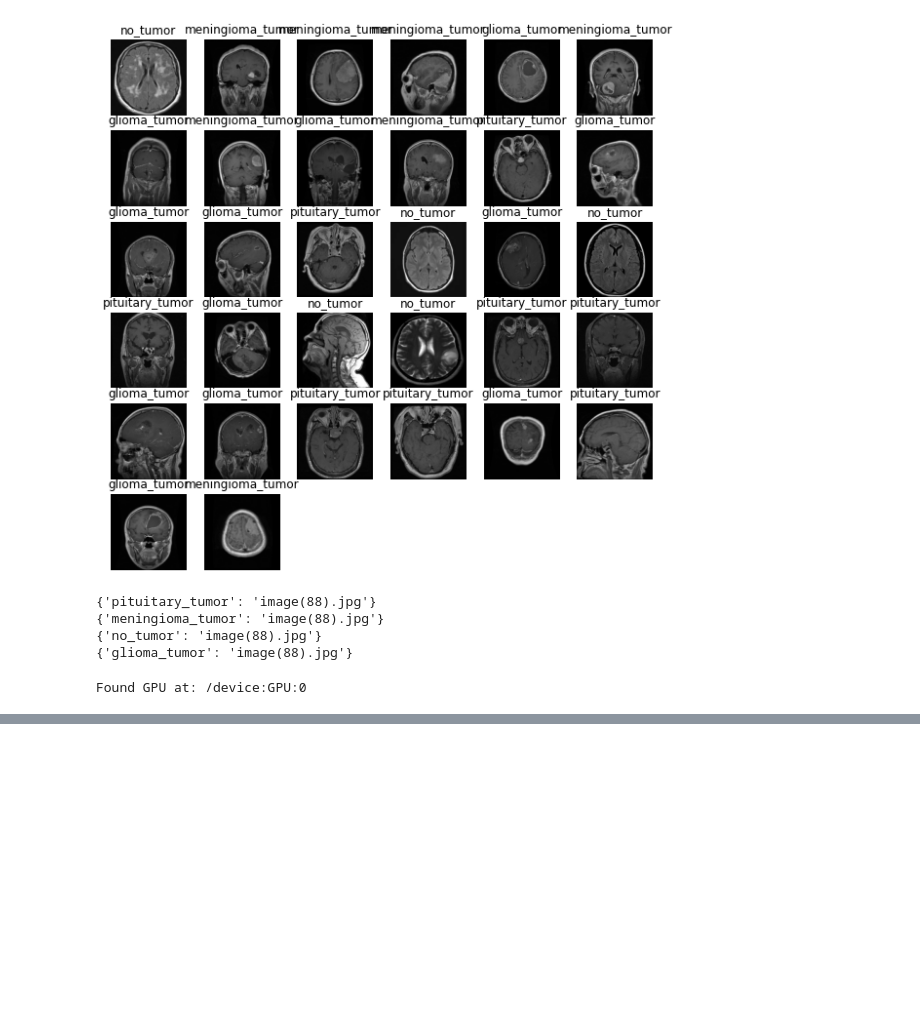
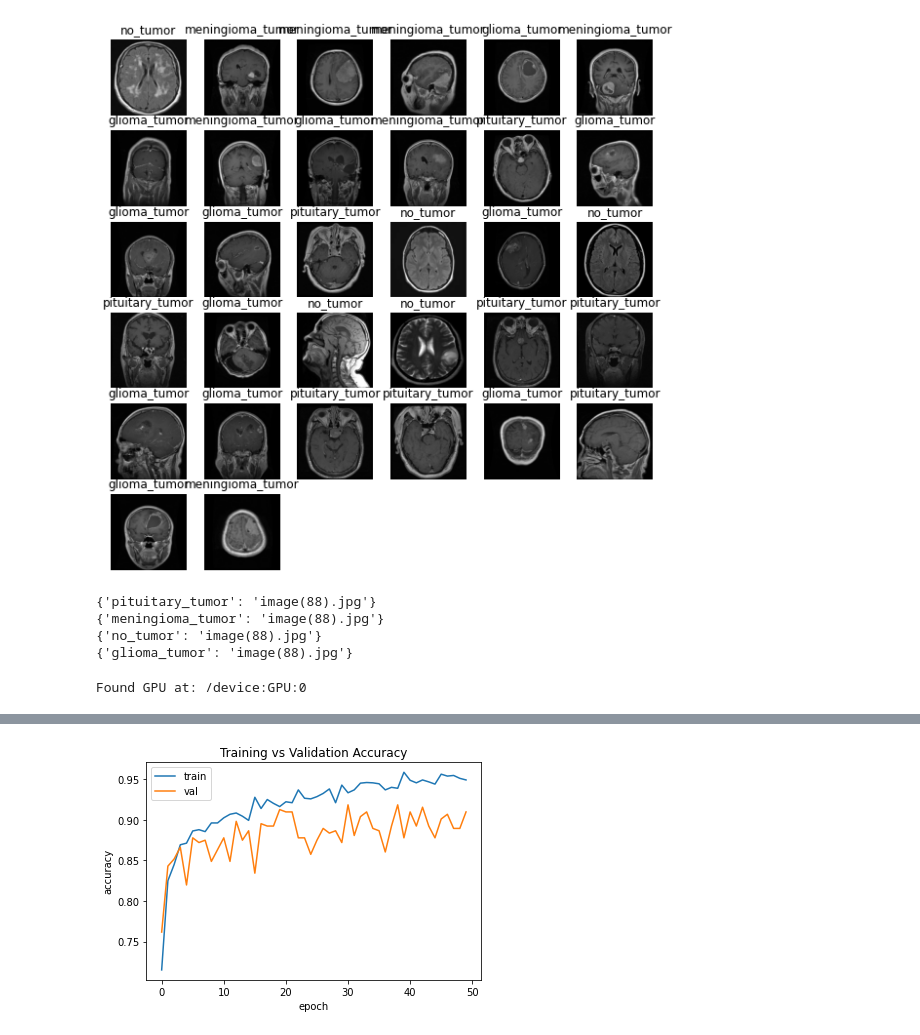
Before and after one commit to jhall00/BrainTumors, a Jupyter notebook: DenseNet.ipynb, the cells around one changed output, grey strips where cells are left out. Saved outputs shown, nothing was run; the diff lists cells and outputs as text; code cells hidden in the pictures; blank space fills up the shorter version.

Commit message:
Fixed model, now validation acc = 90.99%

```diff
--- a/DenseNet.ipynb
+++ b/DenseNet.ipynb
@@ -18,9 +18,9 @@ from tensorflow import keras
 # %%
 import torchvision
 # %%
-from zipfile import ZipFile
-file_name = '/content/BrainTumorData.zip'
+# from zipfile import ZipFile
+# file_name = '/content/BrainTumorData.zip'
 
-with ZipFile(file_name, 'r') as zip:
-  zip.extractall()
-  print('Done')
+# with ZipFile(file_name, 'r') as zip:
+#   zip.extractall()
+#   print('Done')
@@ -163,30 +161,72 @@ data_augmentation = tf.keras.Sequential([
 ])
 
 
-# https://www.tensorflow.org/api_docs/python/tf/keras/applications/densenet/preprocess_input
-i = tf.keras.layers.Input([250, 250, 3], dtype = tf.uint8)
-x = tf.cast(i, tf.float32)
-x = tf.keras.applications.densenet.preprocess_input(x)
+# # https://www.tensorflow.org/api_docs/python/tf/keras/applications/densenet/preprocess_input
+# i = tf.keras.layers.Input([250, 250, 3], dtype = tf.uint8)
+# x = tf.cast(i, tf.float32)
+# x = tf.keras.applications.densenet.preprocess_input(x)
 #  grab pretrained DenseNet model
-core = tf.keras.applications.DenseNet201(
-    weights=None, input_shape=(250, 250, 3), classes=4)
-x = core(x)
-model = tf.keras.Model(inputs=[i], outputs=[x])
+# core = tf.keras.applications.DenseNet201(
+#     weights=None, input_shape=(250, 250, 3), classes=4)
+# x = core(x)
+# model = tf.keras.Model(inputs=[i], outputs=[x])
 
-#  put layers all together into one model
+# #  put layers all together into one model
+# finalModel = tf.keras.Sequential([
+#     tf.keras.layers.InputLayer(input_shape=(250, 250, 3)),
+#     data_augmentation,
+#     model
+# ])
+
+
+# use pretrained DenseNet - (pretrained on iamgenet dataset)
+DenseNet = tf.keras.applications.DenseNet201(input_shape=(250,250,3),include_top=False,weights='imagenet',pooling='avg')
+DenseNet.trainable = False
+
+# apply aumentation to model
+# edit last layers for our number of classes: 4
 finalModel = tf.keras.Sequential([
     tf.keras.layers.InputLayer(input_shape=(250, 250, 3)),
     data_augmentation,
-    model
+    DenseNet,
+    tf.keras.layers.Dense(128, activation='relu'),
+     tf.keras.layers.Dense(4, activation='softmax')
 ])
 
+
+finalModel.compile(optimizer='adam', loss = 'categorical_crossentropy', metrics=['accuracy'])
+
+with tf.device('/device:GPU:0'):
+
+  history=finalModel.fit(X_train,validation_data=X_valid,epochs=50)
+
+
 # use gpu with google colab
-with tf.device('/device:GPU:0'):
-   finalModel.compile(optimizer='adam', loss='categorical_crossentropy', metrics=['accuracy'])
-   history = finalModel.fit(X_train, epochs=30, validation_data=X_valid)
+# with tf.device('/device:GPU:0'):
+#    finalModel.compile(optimizer='adam', loss='categorical_crossentropy', metrics=['accuracy'])
+#    history = finalModel.fit(X_train, epochs=30, validation_data=X_valid)
+
+plt.plot(history.history['accuracy'])
+plt.plot(history.history['val_accuracy'])
+plt.title('Training vs Validation Accuracy')
+plt.ylabel('accuracy')
+plt.xlabel('epoch')
+plt.legend(['train', 'val'], loc='upper left')
+plt.show()
+
+plt.plot(history.history['loss'])
+plt.plot(history.history['val_loss'])
+plt.title('Training vs Validation Loss')
+plt.ylabel('loss')
+plt.xlabel('epoch')
+plt.legend(['train', 'val'], loc='upper left')
+plt.show()
 
 finalModel.save('/myModel')
 
 #  only for google colab comment out if not using google colab
-files.download("/myModel")
+
+!zip -r /myModel.zip /myModel
+
+files.download("/myModel.zip")
 # %% [output]
@@ -194,0 +250 @@ INFO:tensorflow:Assets written to: /myModel/assets
+[figure, added]
```
Also changed, not shown: parts of 4 cells of this notebook.
